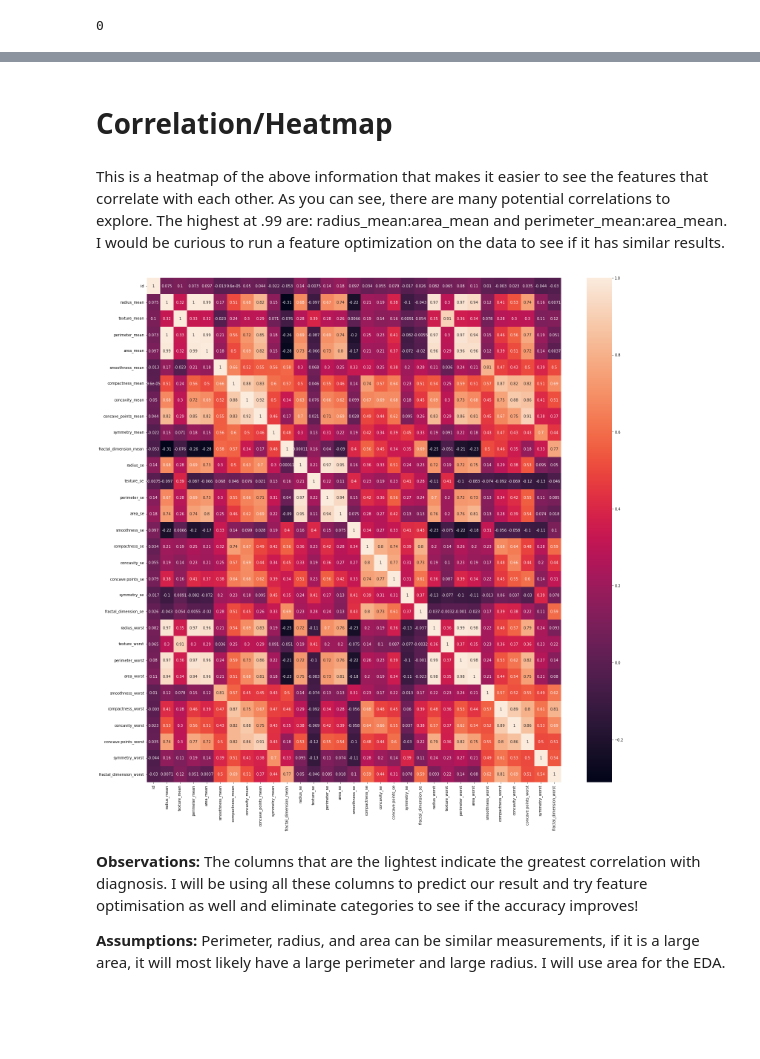
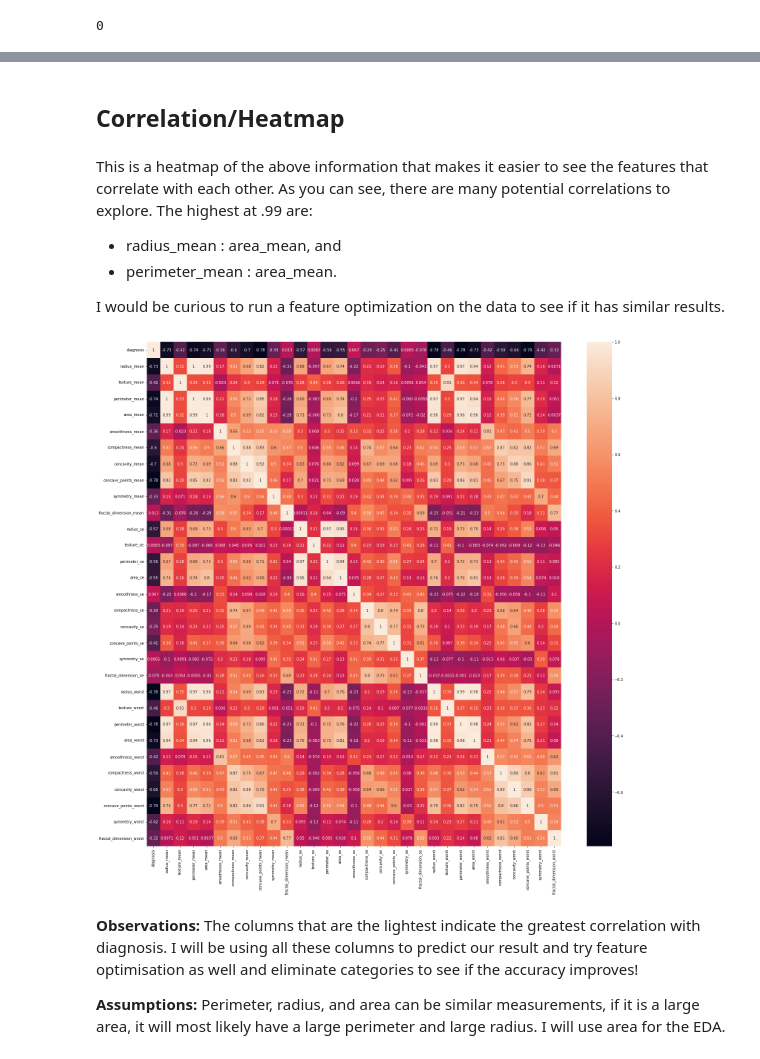
Before and after one commit to mars12161/bayer_challenge_d_life, a Jupyter notebook: breast_cancer_analysis.ipynb, the cells around one changed output, grey strips where cells are left out. Saved outputs shown, nothing was run; the diff lists cells and outputs as text; code cells hidden in the pictures; blank space fills up the shorter version.

```diff
--- a/breast_cancer_analysis.ipynb
+++ b/breast_cancer_analysis.ipynb
@@ -69,0 +82,2 @@ df.tail()
+# %%
+df['diagnosis'] = pd.factorize(df['diagnosis'])[0]
@@ -170,15 +242,20 @@ df_mean.describe()
 # %% [markdown]
-# Correlation/Heatmap
+## Correlation/Heatmap
 # %% [markdown]
 This is a heatmap of the above information that makes it easier to see the features
 that correlate with each other.  As you can see, there are many potential correlations
-to explore.  The highest at .99 are: radius_mean:area_mean and perimeter_mean:area_mean. I would be curious to run a feature optimization on the data to see if it has similar results.
+to explore.  The highest at .99 are:
+- radius_mean : area_mean, and
+- perimeter_mean : area_mean.
+
+I would be curious to run a feature optimization on the data to see if it has similar results.
 # %%
+df_corr = df.drop(columns = ['id'])
 plt.figure(figsize = (25,25))
-sns.heatmap(df.corr(), annot=True)
+sns.heatmap(df_corr.corr(), annot=True)
 plt.show()
 # %% [output]
-[figure, old version]
+[figure, new version]
 # %% [markdown]
 **Observations:**
 The columns that are the lightest indicate the greatest correlation with diagnosis.  I will be using all these columns to predict our result and try feature optimisation as well and eliminate categories to see if the accuracy improves!
```
Also changed, not shown: parts of 69 cells of this notebook, 6 other files.
